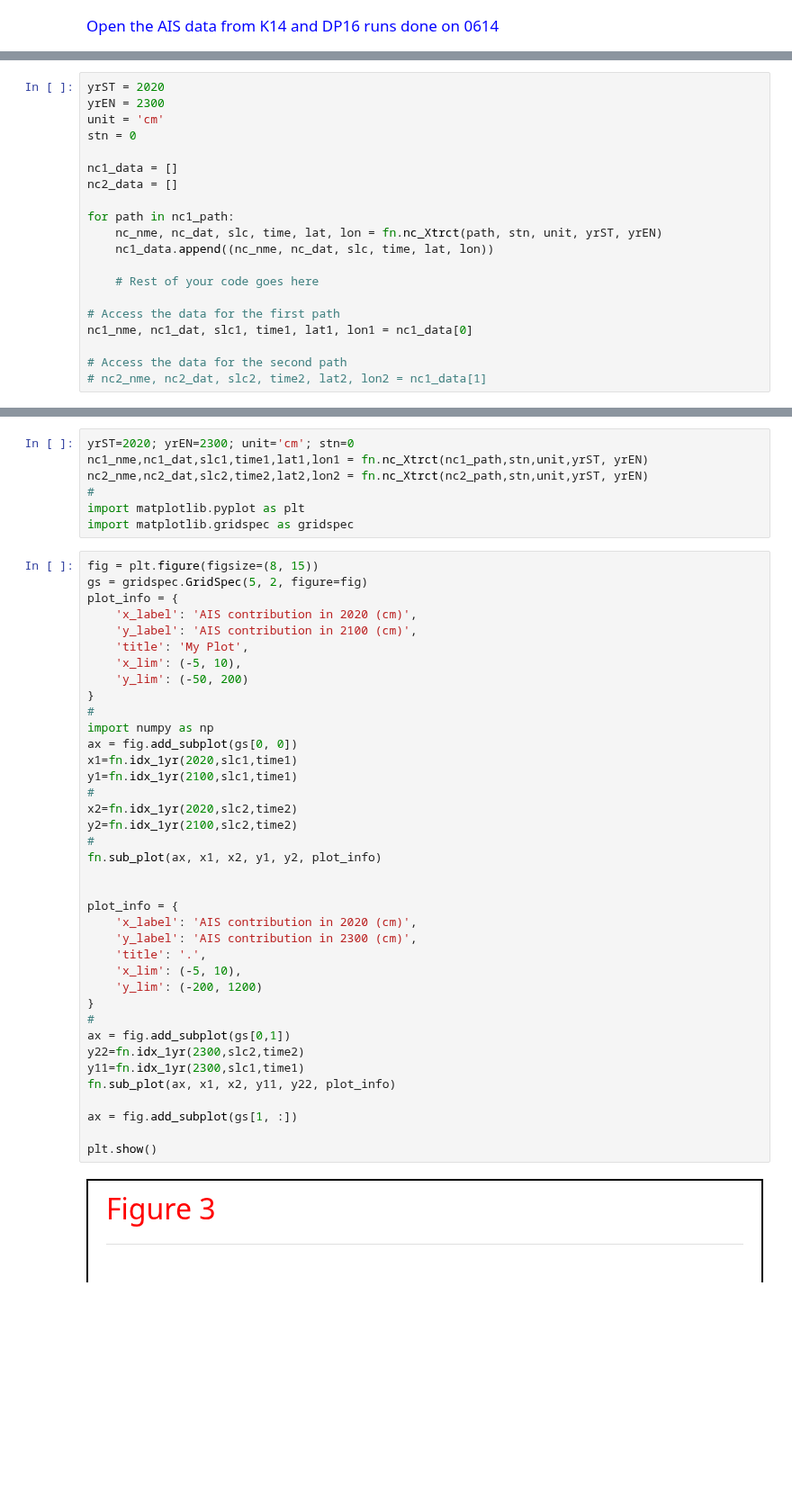
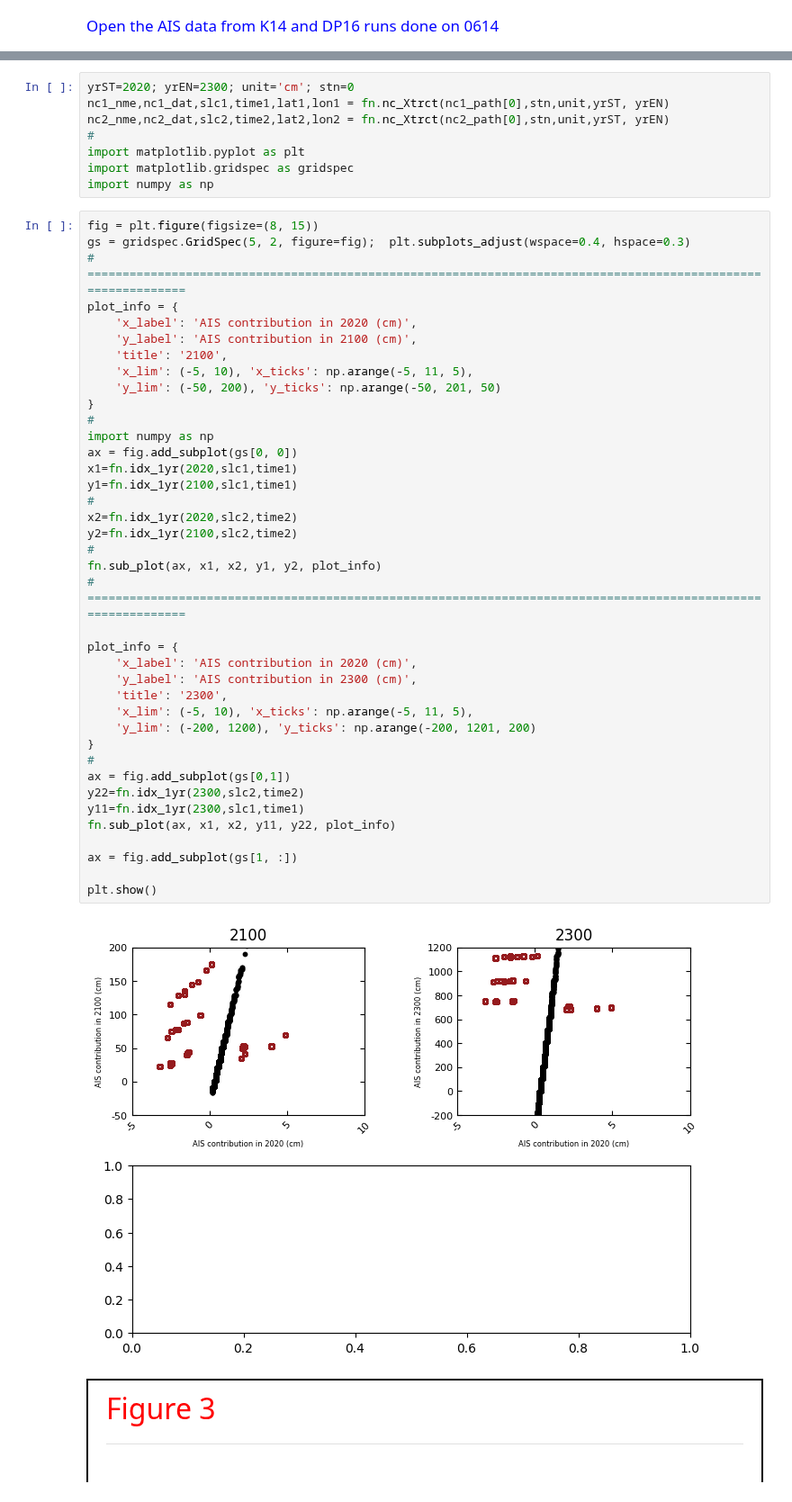
Before and after one commit to pkjr002/facts, a Jupyter notebook: JupNbk/000_pk-JupNb_TESTspace/icesheet_k14_d16/F5_kopp17_v1.ipynb, the cells around one changed output, grey strips where cells are left out. Shown at 90% size. Saved outputs shown, nothing was run; the diff lists cells and outputs as text; blank space fills up the shorter version.

```diff
--- a/JupNbk/000_pk-JupNb_TESTspace/icesheet_k14_d16/F5_kopp17_v1.ipynb
+++ b/JupNbk/000_pk-JupNb_TESTspace/icesheet_k14_d16/F5_kopp17_v1.ipynb
@@ -48,20 +47,0 @@ for ss0,ss1 in enumerate(ssp):
-# %%
-yrST = 2020
-yrEN = 2300
-unit = 'cm'
-stn = 0
-
-nc1_data = []
-nc2_data = []
-
-for path in nc1_path:
-    nc_nme, nc_dat, slc, time, lat, lon = fn.nc_Xtrct(path, stn, unit, yrST, yrEN)
-    nc1_data.append((nc_nme, nc_dat, slc, time, lat, lon))
-
-    # Rest of your code goes here
-
-# Access the data for the first path
-nc1_nme, nc1_dat, slc1, time1, lat1, lon1 = nc1_data[0]
-
-# Access the data for the second path
-# nc2_nme, nc2_dat, slc2, time2, lat2, lon2 = nc1_data[1]
@@ -70,48 +48,52 @@ FileNotFoundError: [Errno 2] No such file or directory: b'/scratch/pk695/FACTS/0
 # %%
 yrST=2020; yrEN=2300; unit='cm'; stn=0
-nc1_nme,nc1_dat,slc1,time1,lat1,lon1 = fn.nc_Xtrct(nc1_path,stn,unit,yrST, yrEN)
-nc2_nme,nc2_dat,slc2,time2,lat2,lon2 = fn.nc_Xtrct(nc2_path,stn,unit,yrST, yrEN)
+nc1_nme,nc1_dat,slc1,time1,lat1,lon1 = fn.nc_Xtrct(nc1_path[0],stn,unit,yrST, yrEN)
+nc2_nme,nc2_dat,slc2,time2,lat2,lon2 = fn.nc_Xtrct(nc2_path[0],stn,unit,yrST, yrEN)
 #
 import matplotlib.pyplot as plt
 import matplotlib.gridspec as gridspec
+import numpy as np
 # %%
 fig = plt.figure(figsize=(8, 15))
-gs = gridspec.GridSpec(5, 2, figure=fig)
+gs = gridspec.GridSpec(5, 2, figure=fig);  plt.subplots_adjust(wspace=0.4, hspace=0.3)
+# ==============================================================================================================
 plot_info = {
     'x_label': 'AIS contribution in 2020 (cm)',
     'y_label': 'AIS contribution in 2100 (cm)',
-    'title': 'My Plot',
-    'x_lim': (-5, 10),
-    'y_lim': (-50, 200)
+    'title': '2100',
+    'x_lim': (-5, 10), 'x_ticks': np.arange(-5, 11, 5),
+    'y_lim': (-50, 200), 'y_ticks': np.arange(-50, 201, 50)
 }
 #
 import numpy as np
 ax = fig.add_subplot(gs[0, 0])
 x1=fn.idx_1yr(2020,slc1,time1)
 y1=fn.idx_1yr(2100,slc1,time1)
 #
 x2=fn.idx_1yr(2020,slc2,time2)
 y2=fn.idx_1yr(2100,slc2,time2)
 #
 fn.sub_plot(ax, x1, x2, y1, y2, plot_info)
-
+# ==============================================================================================================
 
 plot_info = {
     'x_label': 'AIS contribution in 2020 (cm)',
     'y_label': 'AIS contribution in 2300 (cm)',
-    'title': '.',
-    'x_lim': (-5, 10),
-    'y_lim': (-200, 1200)
+    'title': '2300',
+    'x_lim': (-5, 10), 'x_ticks': np.arange(-5, 11, 5),
+    'y_lim': (-200, 1200), 'y_ticks': np.arange(-200, 1201, 200)
 }
 #
 ax = fig.add_subplot(gs[0,1])
 y22=fn.idx_1yr(2300,slc2,time2)
 y11=fn.idx_1yr(2300,slc1,time1)
 fn.sub_plot(ax, x1, x2, y11, y22, plot_info)
 
 ax = fig.add_subplot(gs[1, :])
 
 plt.show()
+# %% [output]
+[figure, added]
 # %% [markdown]
 <div style="border: 2px solid black; border-bottom: none; padding: 20px;">
 
```
Also changed, not shown: parts of 2 cells of this notebook, 1 other file.
